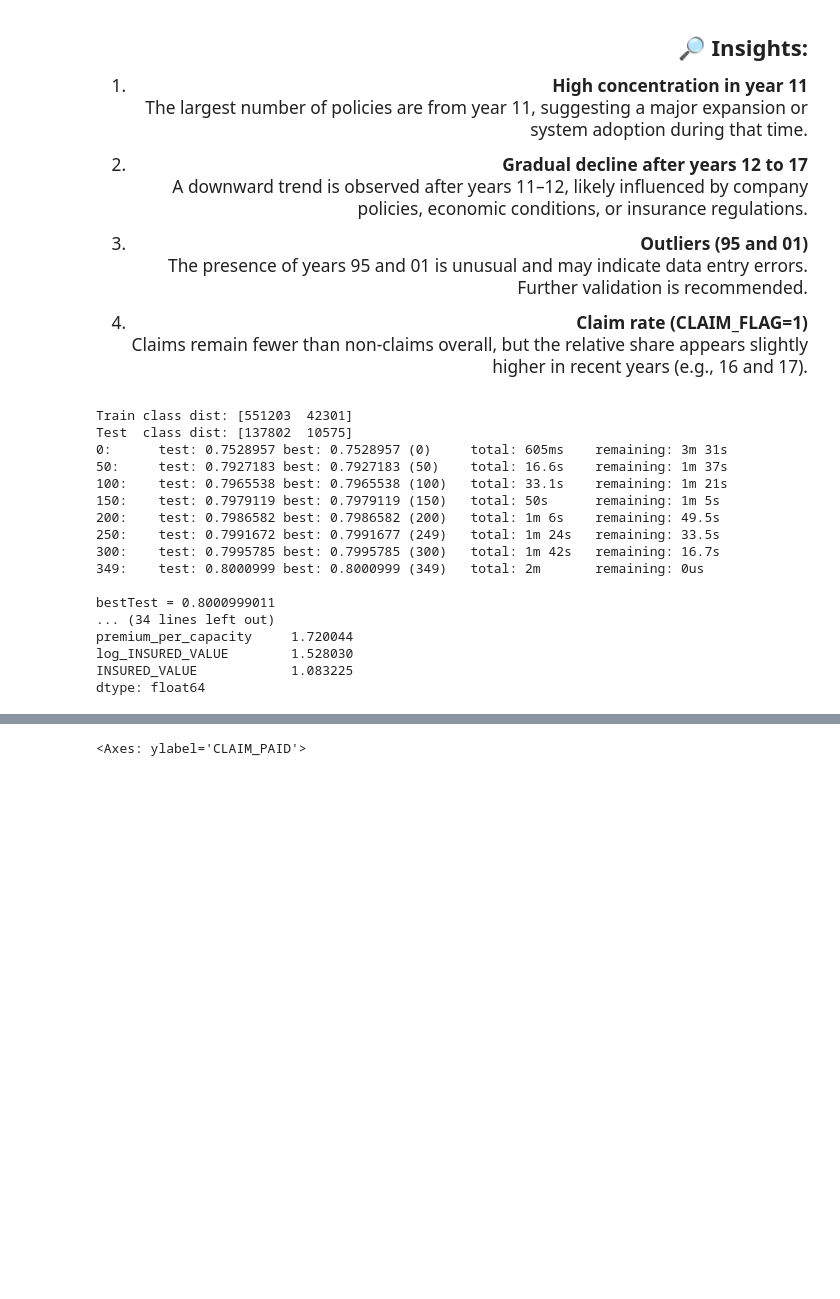
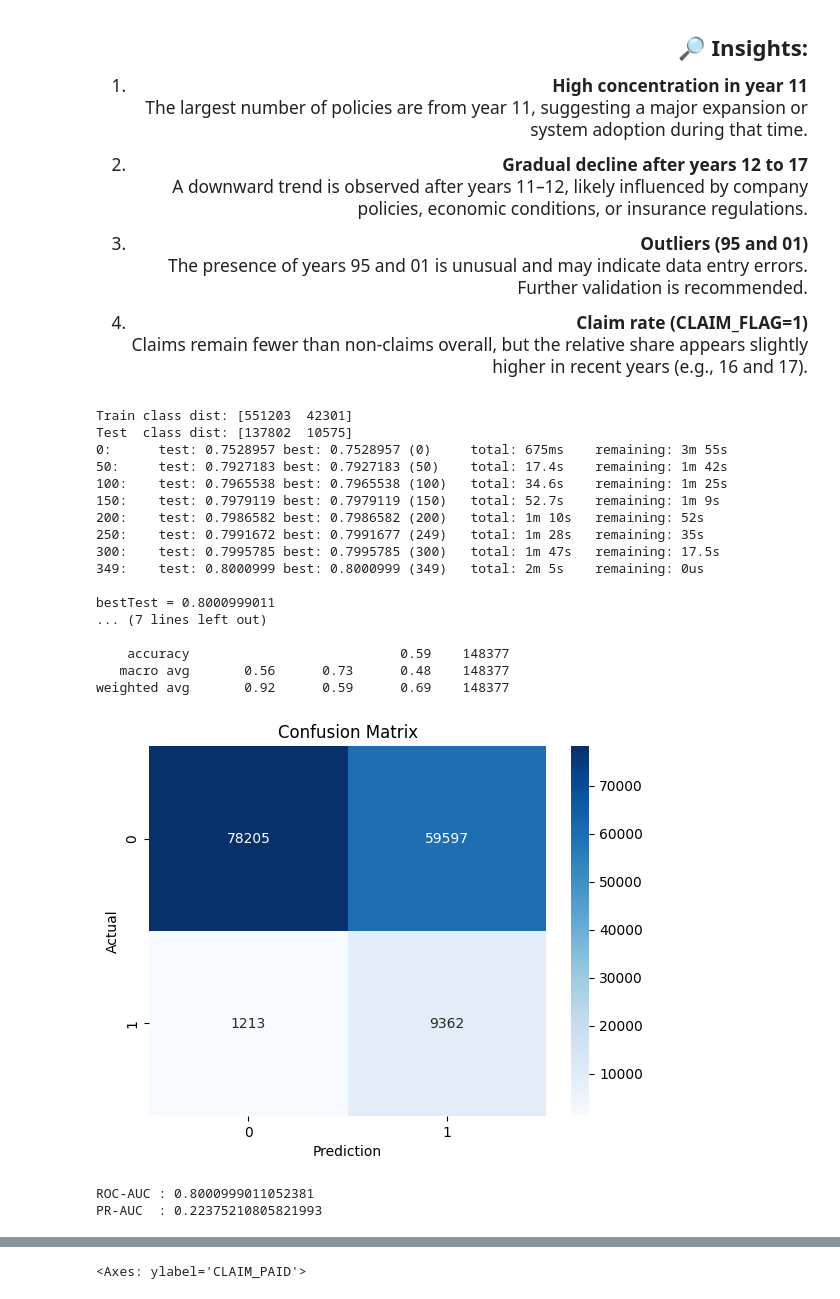
Before and after one commit to mehdighelich1379/insurAI, a Jupyter notebook: notebook/Vehicle_Insurance.ipynb, the cells around one changed output, grey strips where cells are left out. Cells and saved outputs as stored; diff of their text form; code cells hidden in the pictures; blank space fills up the shorter version.

```diff
--- a/notebook/Vehicle_Insurance.ipynb
+++ b/notebook/Vehicle_Insurance.ipynb
@@ -2848,21 +2848,26 @@ def build_features(df: pd.DataFrame) -> pd.DataFrame:
     df['INSR_END']   = pd.to_datetime(df['INSR_END'],   errors='coerce')
     df['contract_duration'] = (df['INSR_END'] - df['INSR_BEGIN']).dt.days
 
+
     # b) Safe numeric conversion for important columns
     to_num = ['INSURED_VALUE','PREMIUM','PROD_YEAR','EFFECTIVE_YR',
               'SEATS_NUM','CARRYING_CAPACITY','CCM_TON','PREM_RATIO',
               'contract_duration','CLAIM_PAID','CLAIM_FLAG']
+
     for c in to_num:
         if c in df.columns:
             df[c] = pd.to_numeric(df[c], errors='coerce')
+
 
     # c) Encode gender (if still not numeric)
     if 'SEX' in df.columns and df['SEX'].dtype == 'O':
         df['SEX'] = df['SEX'].map({'Male':0,'Female':1,'Companies':2})
 
+
     # d) Log transforms
     if 'INSURED_VALUE' in df: df['log_INSURED_VALUE'] = np.log1p(df['INSURED_VALUE'])
     if 'PREMIUM' in df:       df['log_PREMIUM']       = np.log1p(df['PREMIUM'])
+
 
     # e) Ratios (safe divide)
     if {'PREMIUM','INSURED_VALUE'}.issubset(df.columns):
@@ -2872,11 +2877,15 @@ def build_features(df: pd.DataFrame) -> pd.DataFrame:
     if {'PREMIUM','CARRYING_CAPACITY'}.issubset(df.columns):
         df['premium_per_capacity'] = df['PREMIUM'] / df['CARRYING_CAPACITY'].replace(0, np.nan)
 
+
     # f) Vehicle age
     if {'EFFECTIVE_YR','PROD_YEAR'}.issubset(df.columns):
         df['vehicle_age'] = df['EFFECTIVE_YR'] - df['PROD_YEAR']
 
+
     return df
+
+
 
 # -------- 2) Select & drop columns --------
 def select_columns(df: pd.DataFrame) -> (pd.DataFrame, pd.Series, list):
@@ -2926,48 +2935,73 @@ for d in (X_train, X_test):
         d[c] = d[c].where(d[c].notna(), '__NA__')
 
 # Now get categorical column indices
 cat_idx = [X_train.columns.get_loc(c) for c in cat_cols]
 
 # Train the model
 clf = CatBoostClassifier(
     iterations=350,
     learning_rate=0.07,
     depth=8,
     l2_leaf_reg=3,
     random_seed=42,
     eval_metric='AUC',
     verbose=50
 )
 clf.fit(X_train, y_train, cat_features=cat_idx, eval_set=(X_test, y_test), use_best_model=True)
 
 # ======== 3) Evaluate ========
 proba = clf.predict_proba(X_test)[:, 1]
-pred  = (proba >= 0.5).astype(int)
+
+
+precisions, recalls, thresholds = precision_recall_curve(y_test, proba)
+
+
+best_threshold = 0.05
+pred_adjusted = (proba >= best_threshold).astype(int)
+
+print("F1:", f1_score(y_test, pred_adjusted))
+print(classification_report(y_test, pred_adjusted))
+cm = confusion_matrix(y_test , pred_adjusted)
+sns.heatmap(cm , annot=True , fmt='d' , cmap='Blues')
+plt.title('Confusion Matrix')
+plt.xlabel('Prediction')
+plt.ylabel('Actual')
+plt.show()
+
 
 print("ROC-AUC :", roc_auc_score(y_test, proba))
 print("PR-AUC  :", average_precision_score(y_test, proba))
-print("F1      :", f1_score(y_test, pred))
-print(classification_report(y_test, pred))
+
 
 # ======== 4) Feature Importances ========
 importances = pd.Series(clf.feature_importances_, index=X_train.columns).sort_values(ascending=False)
-print("\nTop-25 Feature Importances:")
-print(importances.head(25))
+
+#  Top-25 Feature
+plt.figure(figsize=(10,8))
+sns.barplot(x=importances.head(25).values, y=importances.head(25).index, palette="viridis")
+plt.title("Top-25 Feature Importances")
+plt.xlabel("Importance")
+plt.ylabel("Feature")
+plt.tight_layout()
+plt.show()
 # %% [output]
 Train class dist: [551203  42301]
 Test  class dist: [137802  10575]
-0:      test: 0.7528957 best: 0.7528957 (0)     total: 605ms    remaining: 3m 31s
-50:     test: 0.7927183 best: 0.7927183 (50)    total: 16.6s    remaining: 1m 37s
-100:    test: 0.7965538 best: 0.7965538 (100)   total: 33.1s    remaining: 1m 21s
-150:    test: 0.7979119 best: 0.7979119 (150)   total: 50s      remaining: 1m 5s
-200:    test: 0.7986582 best: 0.7986582 (200)   total: 1m 6s    remaining: 49.5s
-250:    test: 0.7991672 best: 0.7991677 (249)   total: 1m 24s   remaining: 33.5s
-300:    test: 0.7995785 best: 0.7995785 (300)   total: 1m 42s   remaining: 16.7s
-349:    test: 0.8000999 best: 0.8000999 (349)   total: 2m       remaining: 0us
+0:      test: 0.7528957 best: 0.7528957 (0)     total: 675ms    remaining: 3m 55s
+50:     test: 0.7927183 best: 0.7927183 (50)    total: 17.4s    remaining: 1m 42s
+100:    test: 0.7965538 best: 0.7965538 (100)   total: 34.6s    remaining: 1m 25s
+150:    test: 0.7979119 best: 0.7979119 (150)   total: 52.7s    remaining: 1m 9s
+200:    test: 0.7986582 best: 0.7986582 (200)   total: 1m 10s   remaining: 52s
+250:    test: 0.7991672 best: 0.7991677 (249)   total: 1m 28s   remaining: 35s
+300:    test: 0.7995785 best: 0.7995785 (300)   total: 1m 47s   remaining: 17.5s
+349:    test: 0.8000999 best: 0.8000999 (349)   total: 2m 5s    remaining: 0us
 
 bestTest = 0.8000999011
-... (34 lines left out)
-premium_per_capacity     1.720044
-log_INSURED_VALUE        1.528030
-INSURED_VALUE            1.083225
-dtype: float64
+... (7 lines left out)
+
+    accuracy                           0.59    148377
+   macro avg       0.56      0.73      0.48    148377
+weighted avg       0.92      0.59      0.69    148377
+[figure, added]
+ROC-AUC : 0.8000999011052381
+PR-AUC  : 0.22375210805821993
```
Also changed, not shown: parts of 4 cells of this notebook, 1 other file.
